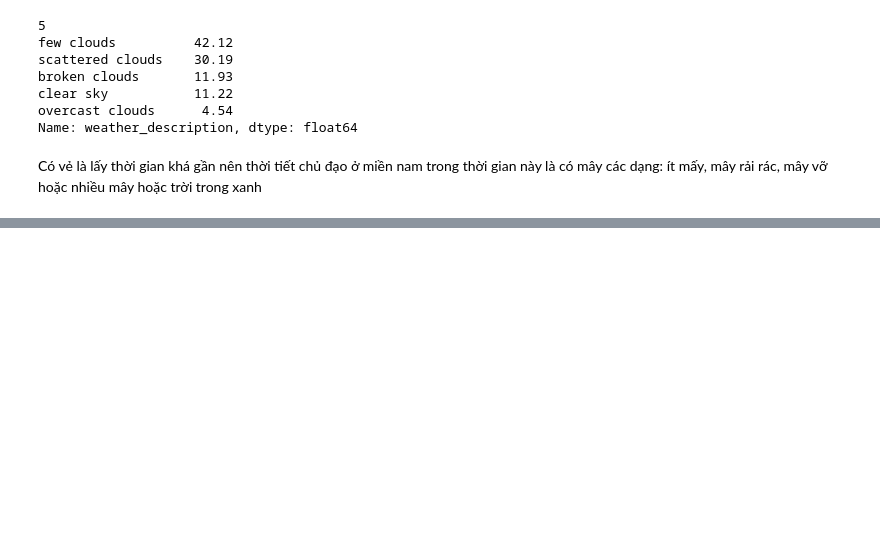
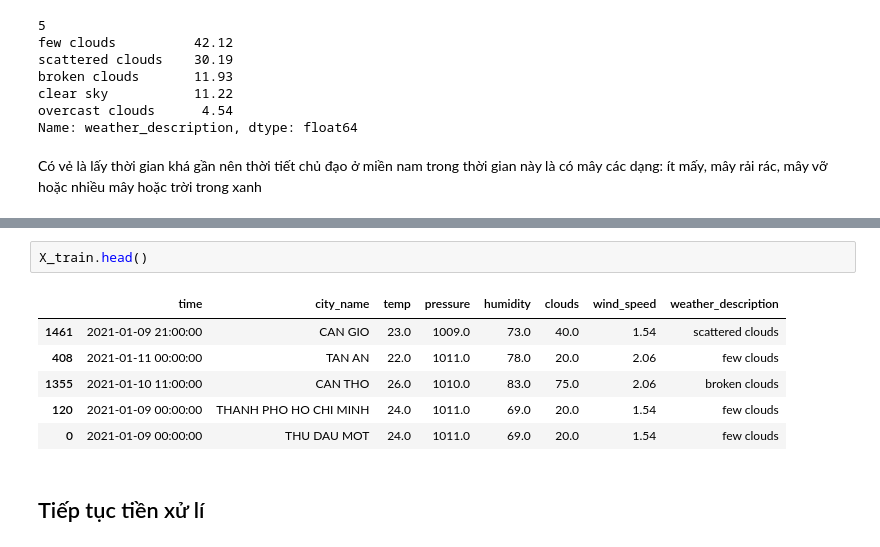
Before and after one commit to TranPhu1999/DH-NMKHDL-CK, a Jupyter notebook: Weather Prediction.ipynb, the cells around one changed output, grey strips where cells are left out. Cells and saved outputs as stored; diff of their text form; blank space fills up the shorter version.

```diff
--- a/Weather Prediction.ipynb
+++ b/Weather Prediction.ipynb
@@ -190,0 +252,11 @@ Name: weather_description_12, dtype: float64
+# %%
+X_train.head()
+# %% [output]
+|  | time | city_name | temp | pressure | humidity | clouds | wind_speed | weather_description |
+| 1461 | 2021-01-09 21:00:00 | CAN GIO | 23.0 | 1009.0 | 73.0 | 40.0 | 1.54 | scattered clouds |
+| 408 | 2021-01-11 00:00:00 | TAN AN | 22.0 | 1011.0 | 78.0 | 20.0 | 2.06 | few clouds |
+| 1355 | 2021-01-10 11:00:00 | CAN THO | 26.0 | 1010.0 | 83.0 | 75.0 | 2.06 | broken clouds |
+| 120 | 2021-01-09 00:00:00 | THANH PHO HO CHI MINH | 24.0 | 1011.0 | 69.0 | 20.0 | 1.54 | few clouds |
+| 0 | 2021-01-09 00:00:00 | THU DAU MOT | 24.0 | 1011.0 | 69.0 | 20.0 | 1.54 | few clouds |
+# %% [markdown]
+## Tiếp tục tiền xử lí
```
Also changed, not shown: parts of 22 cells of this notebook.
